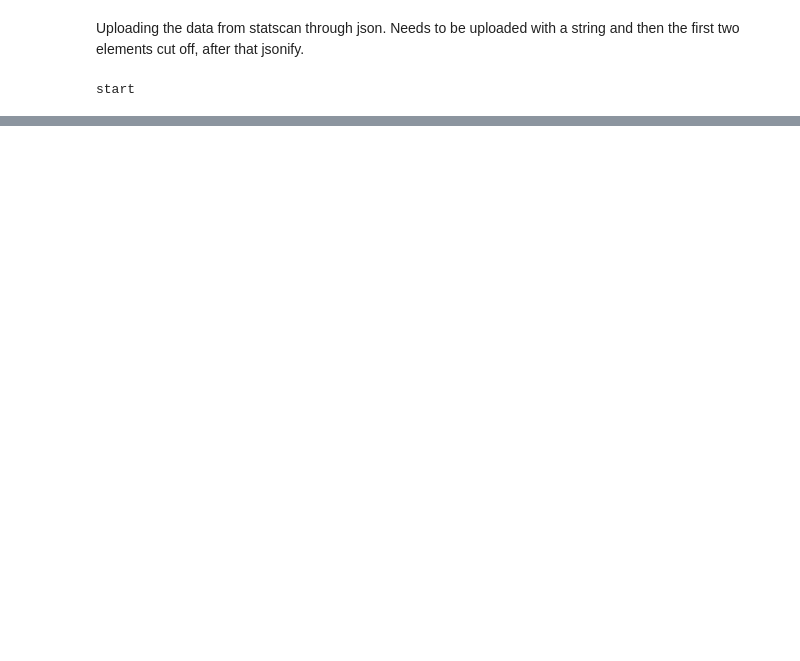
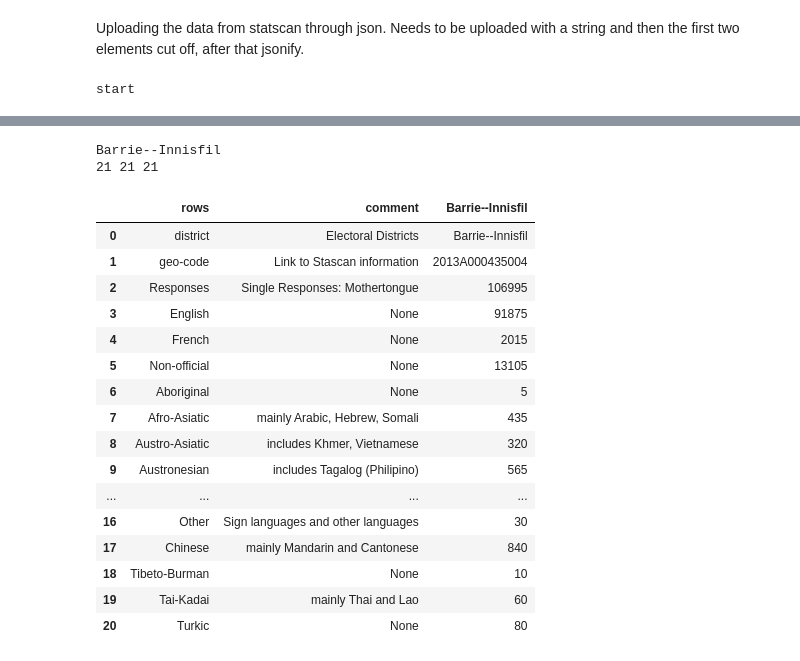
Before and after one commit to MichaelWStein/Data, a Jupyter notebook: Analysis.ipynb, the cells around one changed output, grey strips where cells are left out. Cells and saved outputs as stored; diff of their text form; code cells hidden in the pictures; blank space fills up the shorter version.

Commit message:
Completed file for one electoral district

```diff
--- a/Analysis.ipynb
+++ b/Analysis.ipynb
@@ -104,0 +90,80 @@ SyntaxError: invalid syntax (<ipython-input-6-c539dcd37055>, line 15)
+# %%
+#Setting up the new dataframe
+
+#Set up the framework
+row_names = ["district", "geo-code", "Responses", "English", "French", "Non-official", "Aboriginal", "Afro-Asiatic",\
+             "Austro-Asiatic", "Austronesian", "Dravidian", "European", "Indo-Aryan", "Iranian", "East Asian", "African",\
+             "Other", "Chinese", "Tibeto-Burman", "Tai-Kadai", "Turkic"]
+comments = ["Electoral Districts", "Link to Stascan information", "Single Responses: Mothertongue", "None", "None", "None",\
+           "None", "mainly Arabic, Hebrew, Somali", "includes Khmer, Vietnamese", "includes Tagalog (Philipino)",\
+           "includes Tamil", "English and French excluded", "includes Hindi, Urdu...", "mainly Farsi and Kurdish",\
+            "Japanese, Korean, Mongolic", "Niger-Congo, Nilo-Saharan and Creole", "Sign languages and other languages",\
+           "mainly Mandarin and Cantonese", "None", "mainly Thai and Lao", "None"]
+
+language_dict = {}
+language_dict["rows"] = row_names
+language_dict["comment"] = comments
+
+#Setting up the first column with information - this needs to be automated for all electoral districts. key is the name of the electoral district,
+#languages the calculated numbers for the languages (from the dataframe)
+# A single cell is extracted with df.loc[index, "columname"]
+
+#Functions for calaculating more complex language groups
+def european():
+    languages = [139, 140, 141, 160, 164, 176, 196, 204, 258]
+    return(calculation(languages))
+
+def asiatic():
+    languages = [203, 206, 207]
+    return(calculation(languages))
+
+def african():
+    languages = [209, 226, 127]
+    return(calculation(languages))
+
+def other():
+    languages =[229, 263]
+    return(calculation(languages))
+
+def calculation(languages):
+    speakers = 0
+    for i in range(0, len(languages)):
+        speakers = speakers + surv2_df.loc[languages[i], "DATA"]
+    return(speakers)
+
+
+languages = [surv2_df.loc[1, "GEO_NAME_NOM"], surv2_df.loc[1, "GEO_UID"], surv2_df.loc[1, "DATA"], surv2_df.loc[3, "DATA"],\
+            surv2_df.loc[4, "DATA"], surv2_df.loc[5, "DATA"], surv2_df.loc[6, "DATA"], surv2_df.loc[90, "DATA"],\
+            (surv2_df.loc[110, "DATA"]+surv2_df.loc[137, "DATA"]), surv2_df.loc[114, "DATA"], surv2_df.loc[131, "DATA"],\
+            european(), surv2_df.loc[178, "DATA"], surv2_df.loc[191, "DATA"], asiatic(), african(), other(),\
+            surv2_df.loc[234, "DATA"], surv2_df.loc[243, "DATA"], surv2_df.loc[248, "DATA"], surv2_df.loc[252, "DATA"]]
+district =  surv2_df.loc[1, "GEO_NAME_NOM"]
+print(district)
+
+language_dict[district] = languages
+
+print(len(languages), len(comments), len(row_names))
+# When the dictionary is complete, a new dataframe can be put together:
+languages_df = pd.DataFrame.from_dict(language_dict)
+
+languages_df
+# %% [output]
+Barrie--Innisfil
+21 21 21
+|  | rows | comment | Barrie--Innisfil |
+| 0 | district | Electoral Districts | Barrie--Innisfil |
+| 1 | geo-code | Link to Stascan information | 2013A000435004 |
+| 2 | Responses | Single Responses: Mothertongue | 106995 |
+| 3 | English | None | 91875 |
+| 4 | French | None | 2015 |
+| 5 | Non-official | None | 13105 |
+| 6 | Aboriginal | None | 5 |
+| 7 | Afro-Asiatic | mainly Arabic, Hebrew, Somali | 435 |
+| 8 | Austro-Asiatic | includes Khmer, Vietnamese | 320 |
+| 9 | Austronesian | includes Tagalog (Philipino) | 565 |
+| ... | ... | ... | ... |
+| 16 | Other | Sign languages and other languages | 30 |
+| 17 | Chinese | mainly Mandarin and Cantonese | 840 |
+| 18 | Tibeto-Burman | None | 10 |
+| 19 | Tai-Kadai | mainly Thai and Lao | 60 |
+| 20 | Turkic | None | 80 |
```
Also changed, not shown: parts of 3 cells of this notebook.
